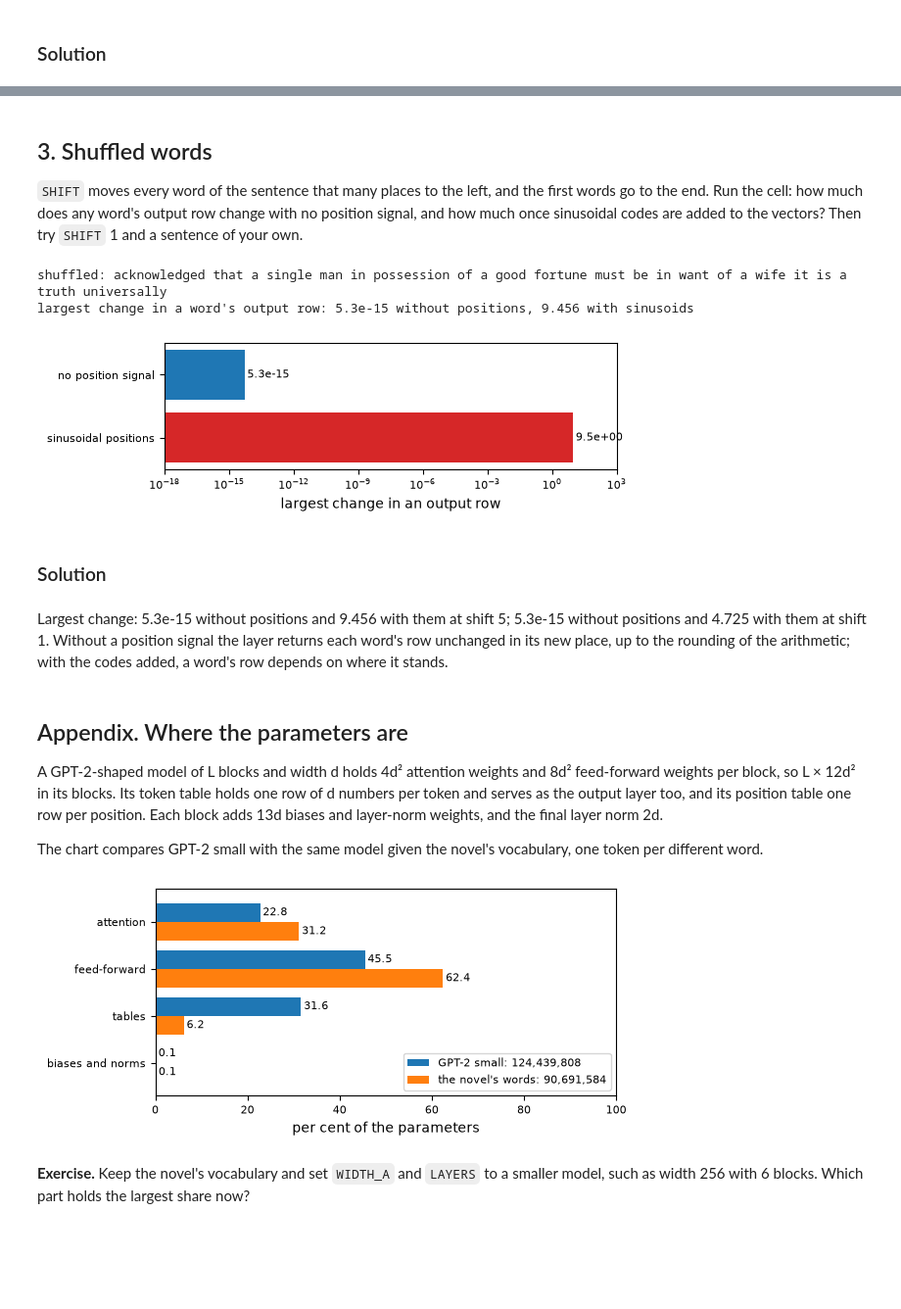
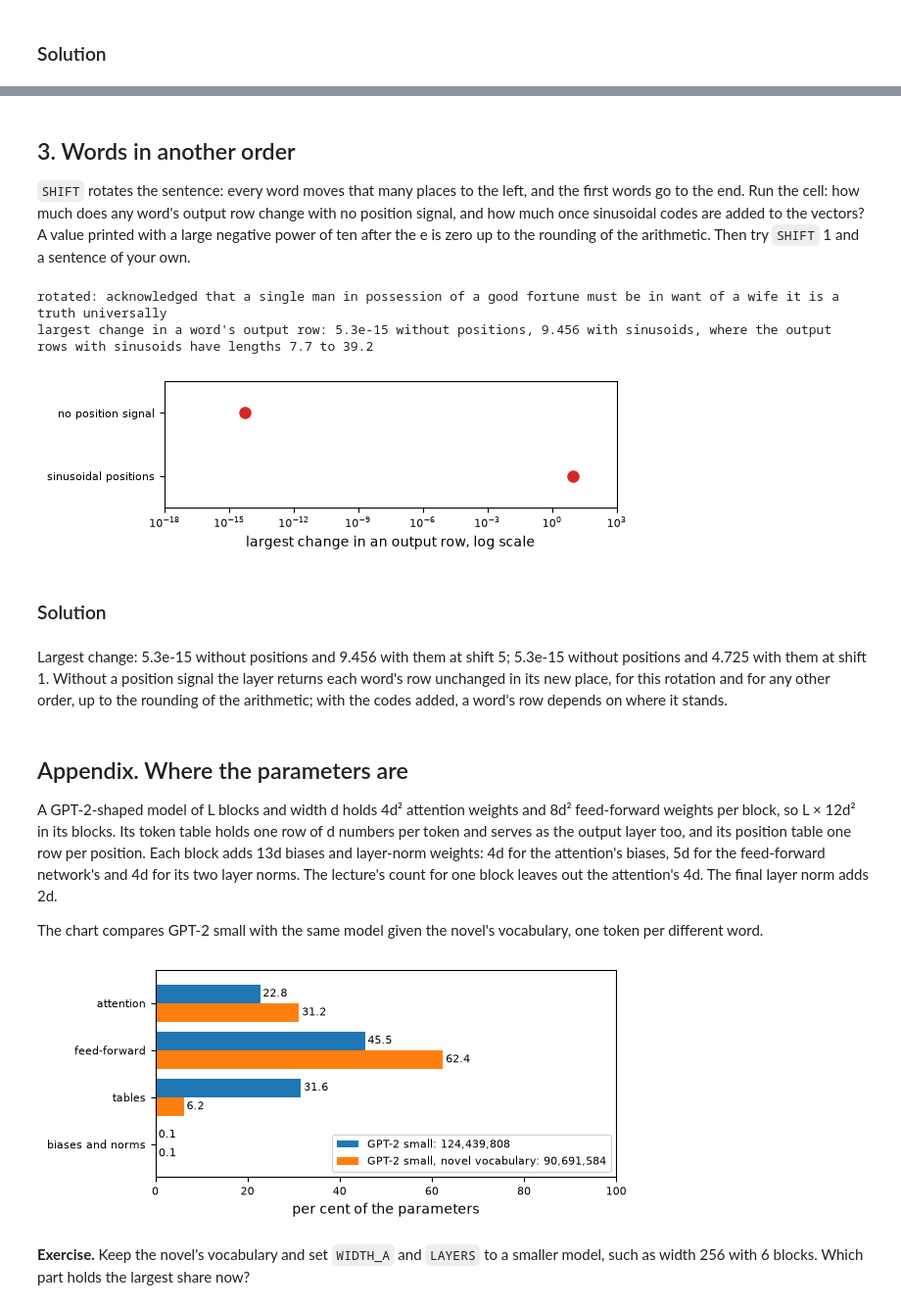
Before and after one commit to josterri/predicting-the-next-words-notebooks, a Jupyter notebook: ch08-simple_workbook.ipynb, the cells around one changed output, grey strips where cells are left out. Shown at 98% size. Drawn from its saved outputs; the diff is of its cells as text; code cells hidden in the pictures; blank space fills up the shorter version.

```diff
--- a/ch08-simple_workbook.ipynb
+++ b/ch08-simple_workbook.ipynb
@@ -41,7 +41,6 @@ def load_novel():
 MIN_COUNT, DIM = 5, 100
 # GPT-2 small: 12 blocks of width 768, 1,024 positions and 50,257 tokens (Radford et al. 2019).
 GPT2 = {"layers": 12, "width": 768, "positions": 1024, "tokens": 50257}
-NOVEL = "the novel's words"
 FIRST = "it is a truth universally acknowledged that a single man in possession of a good fortune must be in want of a wife"
 plt.rcParams.update({"xtick.labelsize": 8, "ytick.labelsize": 8})
 
@@ -99,12 +98,12 @@ def lengths_chart(width):
         raise Refused(f"WIDTH is {width!r}: WIDTH takes a whole number from 1 to 100000.")
     T, past = int(lengths.max()), lengths > 2 * width
     print(f"{len(chapters)} chapters: {lengths.sum():,} steps in order for a recurrent encoder, {int((lengths ** 2).sum()):,} "
-          f"scores for self-attention; longest chapter {T:,} words, attention work {T / (2 * width):.2f} times projection work")
+          f"scores for self-attention; longest chapter {T:,} words and {T ** 2:,} scores, attention work {T / (2 * width):.2f} times projection work")
     print(f"chapters longer than the crossover 2 x {width:,} = {2 * width:,} words: {int(past.sum())}")
     fig, ax = plt.subplots(figsize=(6, 2.6), layout="constrained")
     ax.bar(range(1, len(chapters) + 1), lengths, color=np.where(past, "C3", "C0"))
     ax.axhline(2 * width, color="C3", lw=1)
-    ax.set(title=f"crossover at {2 * width:,} words", xlabel="chapter", ylabel="words", ylim=(0, 1.15 * max(T, 2 * width)))
+    ax.set(title=f"line: the crossover at {2 * width:,} words; red: the chapters past it", xlabel="chapter", ylabel="words", ylim=(0, 1.15 * max(T, 2 * width)))
     plt.show()
 
 
@@ -132,17 +131,18 @@ def gaps(sentence, shift):
     order = np.roll(np.arange(len(words)), -shift)  # place k holds the word from place order[k]
     X, pe = vectors(words), positions(len(words))
     out = lambda Y: weights(Y) @ Y  # noqa: E731 -- one self-attention layer, values Y
-    return words, order, np.abs(out(X[order]) - out(X)[order]).max(), np.abs(out(X[order] + pe) - out(X + pe)[order]).max()
+    return words, order, np.abs(out(X[order]) - out(X)[order]).max(), np.abs(out(X[order] + pe) - out(X + pe)[order]).max(), np.linalg.norm(out(X + pe), axis=1)
 
 
 def shuffle(sentence, shift):
-    words, order, plain, coded = gaps(sentence, shift)
-    print("shuffled: " + " ".join(words[k] for k in order))
-    print(f"largest change in a word's output row: {plain:.1e} without positions, {coded:.3f} with sinusoids")
+    words, order, plain, coded, rows = gaps(sentence, shift)
+    print("rotated: " + " ".join(words[k] for k in order))
+    print(f"largest change in a word's output row: {plain:.1e} without positions, {coded:.3f} with sinusoids, "
+          f"where the output rows with sinusoids have lengths {rows.min():.1f} to {rows.max():.1f}")
     fig, ax = plt.subplots(figsize=(6, 1.8), layout="constrained")
-    b = ax.barh([0, 1], [max(plain, 1e-18), coded], tick_label=["no position signal", "sinusoidal positions"], color=["C0", "C3"])
-    ax.bar_label(b, fmt="%.1e", padding=2, fontsize=8)
-    ax.set(xscale="log", xlim=(1e-18, 1e3), xlabel="largest change in an output row", ylim=(1.5, -0.5))
+    ax.plot([max(plain, 1e-18), coded], [0, 1], "o", color="C3", ms=8)
+    ax.set_yticks([0, 1], ["no position signal", "sinusoidal positions"])
+    ax.set(xscale="log", xlim=(1e-18, 1e3), xlabel="largest change in an output row, log scale", ylim=(1.5, -0.5))
     plt.show()
 
 
@@ -150,6 +150,9 @@ def shuffle(sentence, shift):
 def parts(layers, width, positions, tokens):
     return {"attention": layers * 4 * width ** 2, "feed-forward": layers * 8 * width ** 2,
             "tables": (tokens + positions) * width, "biases and norms": layers * 13 * width + 2 * width}
+
+
+models = {"GPT-2 small": parts(**GPT2), "GPT-2 small, novel vocabulary": parts(GPT2["layers"], GPT2["width"], GPT2["positions"], len(counts))}
 
 
 def split_chart(models):  # one chart: each model's share of its parameters, part by part
@@ -223,28 +229,29 @@ Without the division each word puts 0.895 of its weight on itself and its copies
 # %% [markdown]
-## 3. Shuffled words
+## 3. Words in another order
 
-`SHIFT` moves every word of the sentence that many places to the left, and
-the first words go to the end. Run the cell: how much does any word's output
-row change with no position signal, and how much once sinusoidal codes are
-added to the vectors? Then try `SHIFT` 1 and a
-sentence of your own.
+`SHIFT` rotates the sentence: every word moves that many places to the left,
+and the first words go to the end. Run the cell: how much does any word's
+output row change with no position signal, and how much once sinusoidal codes
+are added to the vectors? A value printed with a large negative power of ten
+after the e is zero up to the rounding of the arithmetic. Then try `SHIFT` 1
+and a sentence of your own.
 # %%
 SENTENCE = FIRST
 SHIFT = 5
 shuffle(SENTENCE, SHIFT)
 # %% [output]
-shuffled: acknowledged that a single man in possession of a good fortune must be in want of a wife it is a truth universally
-largest change in a word's output row: 5.3e-15 without positions, 9.456 with sinusoids
+rotated: acknowledged that a single man in possession of a good fortune must be in want of a wife it is a truth universally
+largest change in a word's output row: 5.3e-15 without positions, 9.456 with sinusoids, where the output rows with sinusoids have lengths 7.7 to 39.2
-[figure, old version]
+[figure, new version]
 # %% [markdown]
 ### Solution
 # %%
-found = {k: gaps(FIRST, k)[2:] for k in dict.fromkeys([5, 1])}
+found = {k: gaps(FIRST, k)[2:4] for k in dict.fromkeys([5, 1])}
 display(Markdown("Largest change: " + "; ".join(f"{p:.1e} without positions and {c:.3f} with them at shift {k}" for k, (p, c) in found.items())
-                 + ". Without a position signal the layer returns each word's row unchanged in its new place, up to "
-                 "the rounding of the arithmetic; with the codes added, a word's row depends on where it stands."))
+                 + ". Without a position signal the layer returns each word's row unchanged in its new place, for this "
+                 "rotation and for any other order, up to the rounding of the arithmetic; with the codes added, a word's row depends on where it stands."))
 # %% [output]
-Largest change: 5.3e-15 without positions and 9.456 with them at shift 5; 5.3e-15 without positions and 4.725 with them at shift 1. Without a position signal the layer returns each word's row unchanged in its new place, up to the rounding of the arithmetic; with the codes added, a word's row depends on where it stands.
+Largest change: 5.3e-15 without positions and 9.456 with them at shift 5; 5.3e-15 without positions and 4.725 with them at shift 1. Without a position signal the layer returns each word's row unchanged in its new place, for this rotation and for any other order, up to the rounding of the arithmetic; with the codes added, a word's row depends on where it stands.
 # %% [markdown]
 ## Appendix. Where the parameters are
 
@@ -252,15 +259,16 @@ A GPT-2-shaped model of L blocks and width d holds 4d² attention weights and
 8d² feed-forward weights per block, so L × 12d² in its blocks. Its token
 table holds one row of d numbers per token and serves as the output layer
 too, and its position table one row per position. Each block adds 13d biases
-and layer-norm weights, and the final layer norm 2d.
+and layer-norm weights: 4d for the attention's biases, 5d for the
+feed-forward network's and 4d for its two layer norms. The lecture's count for
+one block leaves out the attention's 4d. The final layer norm adds 2d.
 
 The chart compares GPT-2 small with the same model given the novel's
 vocabulary, one token per different word.
 # %%
-models = {"GPT-2 small": parts(**GPT2), NOVEL: parts(GPT2["layers"], GPT2["width"], GPT2["positions"], len(counts))}
 split_chart(models)
 # %% [output]
-[figure, old version]
+[figure, new version]
 # %% [markdown]
 **Exercise.** Keep the novel's vocabulary and set `WIDTH_A` and `LAYERS` to
 a smaller model, such as width 256 with 6 blocks. Which part holds the
```
Also changed, not shown: parts of 7 cells of this notebook, 6 other files.
